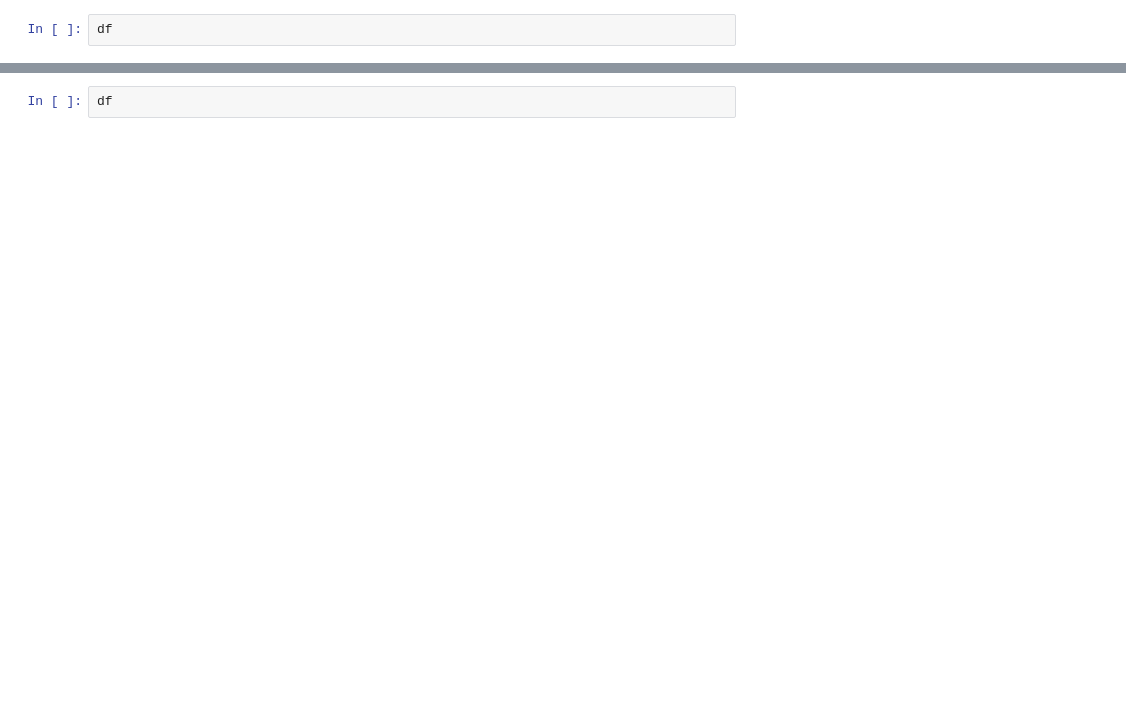
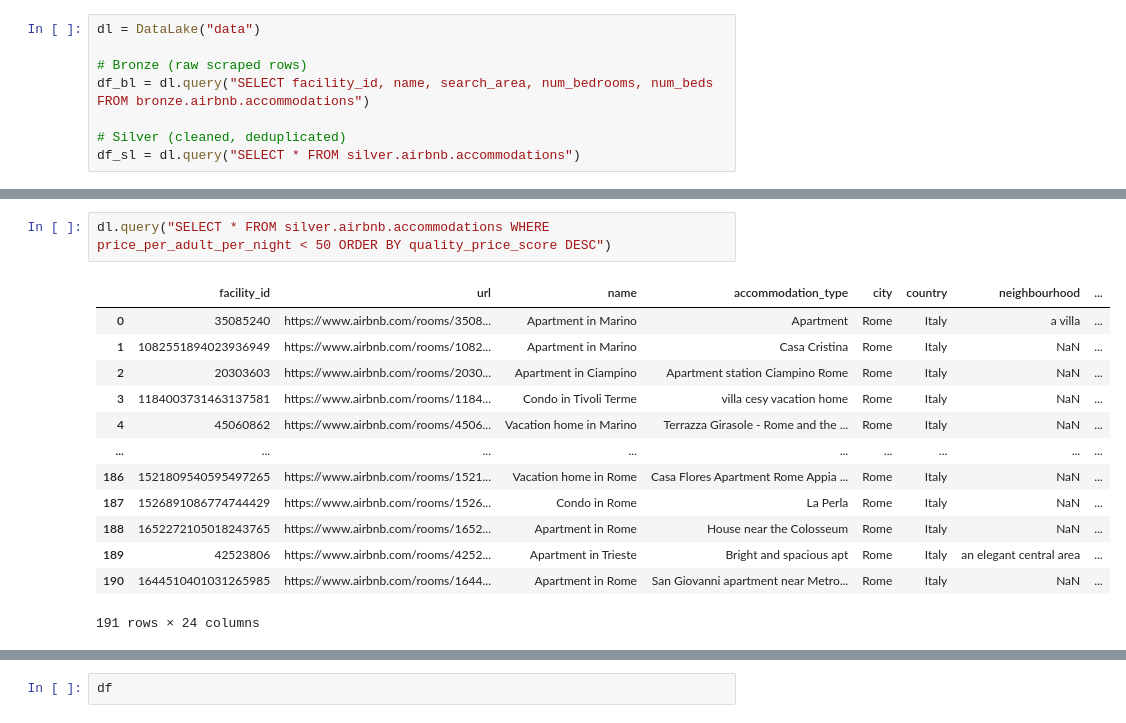
Before and after one commit to pao800a/Bookinz, a Jupyter notebook: explore.ipynb, the cells around one changed output, grey strips where cells are left out. Drawn from its saved outputs; the diff is of its cells as text; blank space fills up the shorter version.

```diff
--- a/explore.ipynb
+++ b/explore.ipynb
@@ -13,2 +63,8 @@ ImportError: cannot import name 'SilverLayer' from 'bookinz.storage.booking_silv
 # %%
-df
+dl = DataLake("data")
+
+# Bronze (raw scraped rows)
+df_bl = dl.query("SELECT facility_id, name, search_area, num_bedrooms, num_beds FROM bronze.airbnb.accommodations")
+
+# Silver (cleaned, deduplicated)
+df_sl = dl.query("SELECT * FROM silver.airbnb.accommodations")
@@ -28,0 +71,16 @@ df
+# %%
+dl.query("SELECT * FROM silver.airbnb.accommodations WHERE price_per_adult_per_night < 50 ORDER BY quality_price_score DESC")
+# %% [output]
+|  | facility_id | url | name | accommodation_type | city | country | neighbourhood | ... |
+| 0 | 35085240 | https://www.airbnb.com/rooms/3508... | Apartment in Marino | Apartment | Rome | Italy | a villa | ... |
+| 1 | 1082551894023936949 | https://www.airbnb.com/rooms/1082... | Apartment in Marino | Casa Cristina | Rome | Italy | NaN | ... |
+| 2 | 20303603 | https://www.airbnb.com/rooms/2030... | Apartment in Ciampino | Apartment station Ciampino Rome | Rome | Italy | NaN | ... |
+| 3 | 1184003731463137581 | https://www.airbnb.com/rooms/1184... | Condo in Tivoli Terme | villa cesy vacation home | Rome | Italy | NaN | ... |
+| 4 | 45060862 | https://www.airbnb.com/rooms/4506... | Vacation home in Marino | Terrazza Girasole - Rome and the ... | Rome | Italy | NaN | ... |
+| ... | ... | ... | ... | ... | ... | ... | ... | ... |
+| 186 | 1521809540595497265 | https://www.airbnb.com/rooms/1521... | Vacation home in Rome | Casa Flores Apartment Rome Appia ... | Rome | Italy | NaN | ... |
+| 187 | 1526891086774744429 | https://www.airbnb.com/rooms/1526... | Condo in Rome | La Perla | Rome | Italy | NaN | ... |
+| 188 | 1652272105018243765 | https://www.airbnb.com/rooms/1652... | Apartment in Rome | House near the Colosseum | Rome | Italy | NaN | ... |
+| 189 | 42523806 | https://www.airbnb.com/rooms/4252... | Apartment in Trieste | Bright and spacious apt | Rome | Italy | an elegant central area | ... |
+| 190 | 1644510401031265985 | https://www.airbnb.com/rooms/1644... | Apartment in Rome | San Giovanni apartment near Metro... | Rome | Italy | NaN | ... |
+191 rows × 24 columns
```
Also changed, not shown: parts of 10 cells of this notebook, 29 other files.
